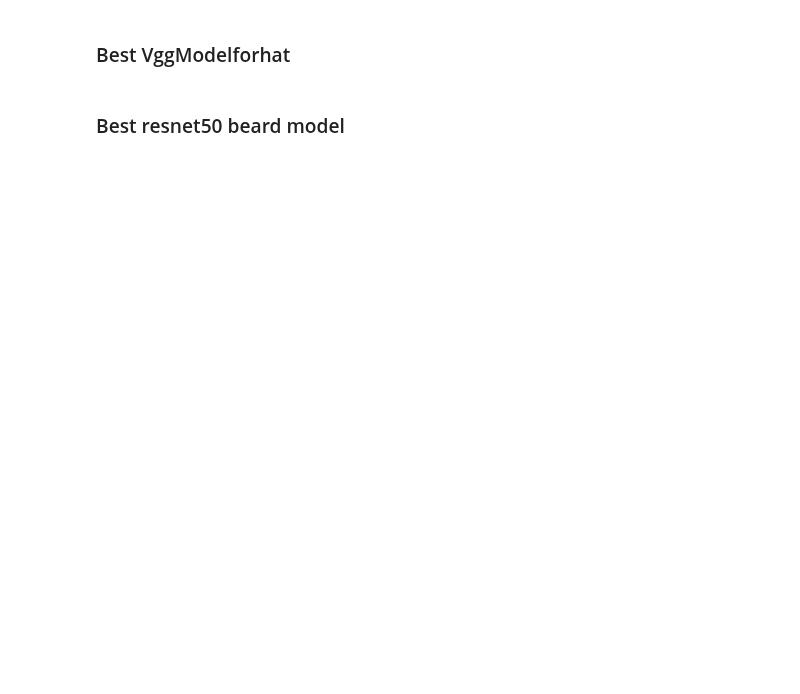
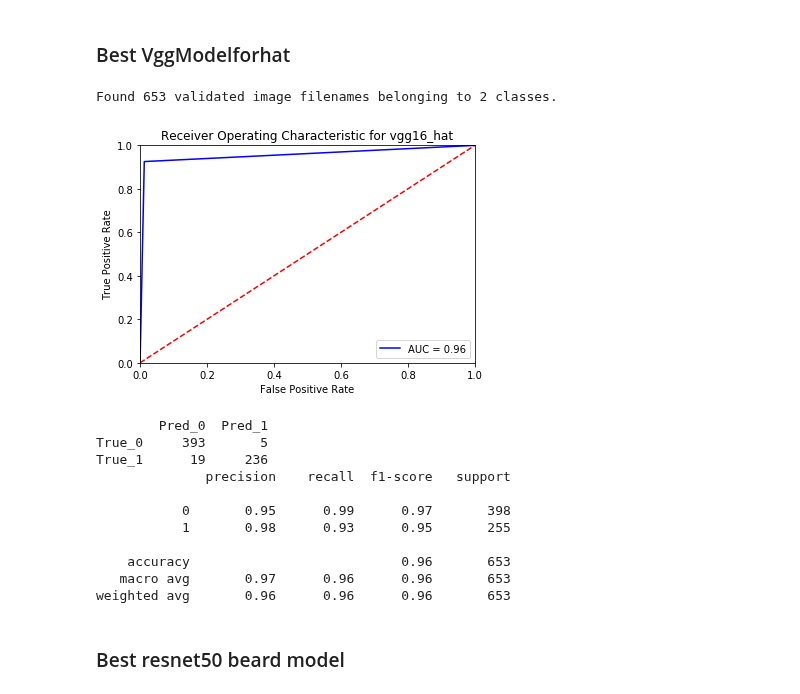
Before and after one commit to mzhou356/img2recommender, a Jupyter notebook: notebooks/Generic_Model_Tuning.ipynb, the cells around one changed output. Cells and saved outputs as stored; diff of their text form; code cells hidden in the pictures; blank space fills up the shorter version.

```diff
--- a/notebooks/Generic_Model_Tuning.ipynb
+++ b/notebooks/Generic_Model_Tuning.ipynb
@@ -432,10 +536,24 @@ model_testing(df=df,model_path='../tuning_data/resnet_data/resnet50_model_5_up.j
 # %% [markdown]
 ### Best VggModelforhat
 # %%
-model_testing(df,'../tuning_data/VGG_16_tuning/vgg_model.json',
+model_evaluation.model_testing(pickle_file_path,'hat','../tuning_data/VGG_16_tuning/vgg_model.json',
               '../tuning_data/VGG_16_tuning/best_vgg16_model_hat.h5',
-              'hat',(150,150),old = False,rescale=1./255, preprocess_func=vgg16_preprocess.preprocess_input)
-# chosen as best hat model for vgg16
+              (150,150),1./255, process_func_v, 'vgg16')
+# replace with the other one
+# %% [output]
+Found 653 validated image filenames belonging to 2 classes.
+[figure, added]
+        Pred_0  Pred_1
+True_0     393       5
+True_1      19     236
+              precision    recall  f1-score   support
+
+           0       0.95      0.99      0.97       398
+           1       0.98      0.93      0.95       255
+
+    accuracy                           0.96       653
+   macro avg       0.97      0.96      0.96       653
+weighted avg       0.96      0.96      0.96       653
 # %% [markdown]
 ### Best resnet50 beard model
 # %%
```
Also changed, not shown: parts of 9 cells of this notebook, 2 other files.
